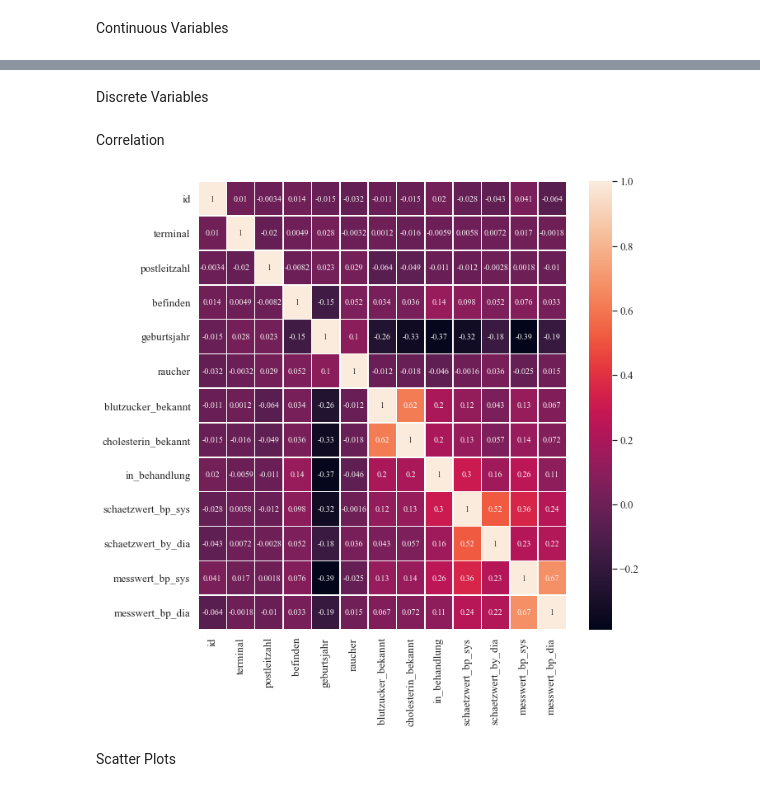
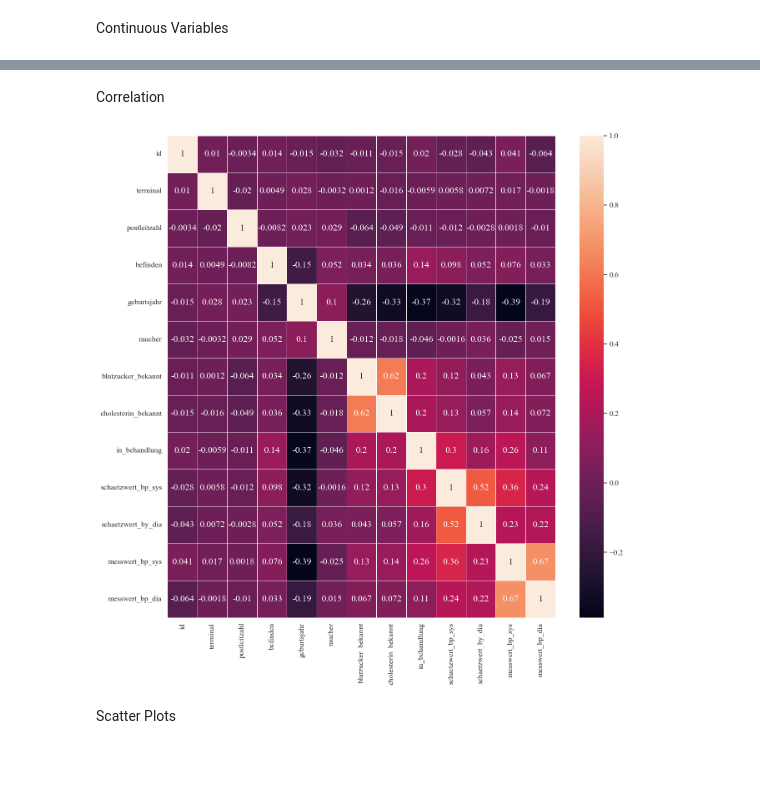
Before and after one commit to farrukh-ahmed/Case-Studies---Project-1, a Jupyter notebook: Notebooks/Project1-descriptive-data-analysis.ipynb, the cells around one changed output, grey strips where cells are left out. Cells and saved outputs as stored; diff of their text form; code cells hidden in the pictures; blank space fills up the shorter version.

```diff
--- a/Notebooks/Project1-descriptive-data-analysis.ipynb
+++ b/Notebooks/Project1-descriptive-data-analysis.ipynb
@@ -237,15 +241,17 @@ plot.figure.savefig(os.path.join(PLOT_DIR_NAME, "Mix_Hist.pdf"), dpi=180, bbox_i
-# %% [markdown]
-Discrete Variables
 # %% [markdown]
 Correlation
 # %%
-correlation_matrix = data_df.corr()
-fig, ax = plt.subplots(figsize=(10,10))
+cols = ['id', 'terminal', 'postleitzahl', 'befinden', 'geburtsjahr', 'raucher',
+       'blutzucker_bekannt', 'cholesterin_bekannt', 'in_behandlung',
+       'schaetzwert_bp_sys', 'schaetzwert_by_dia', 'messwert_bp_sys',
+       'messwert_bp_dia']
+correlation_matrix = data_df[cols].corr()
+fig, ax = plt.subplots(figsize=(15,15))
 plot = sns.heatmap(correlation_matrix, annot = True, linewidths=.5, ax=ax)
 plt.show()
 plot.figure.savefig(os.path.join(PLOT_DIR_NAME, "corr_matrix.pdf"), dpi=180, bbox_inches='tight')
 # %% [output]
-[figure, old version]
+[figure, new version]
 # %% [markdown]
 Scatter Plots
 # %%
```
Also changed, not shown: parts of 8 cells of this notebook, 25 other files.
